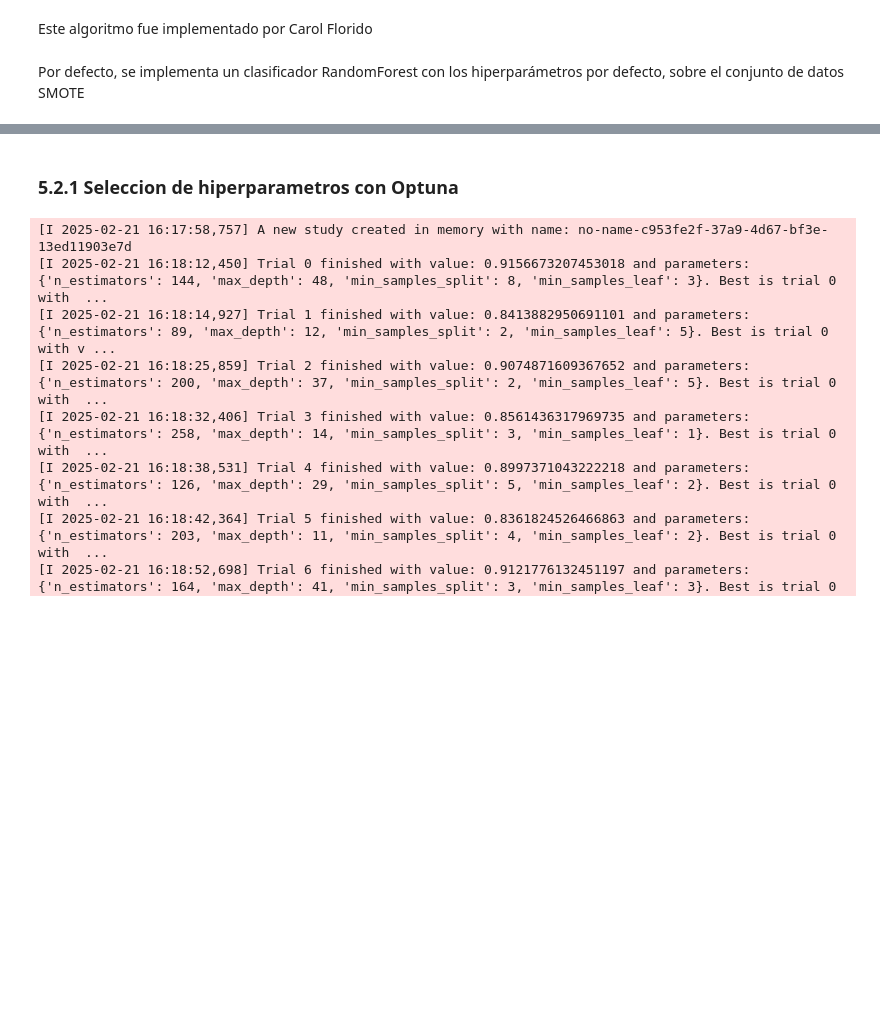
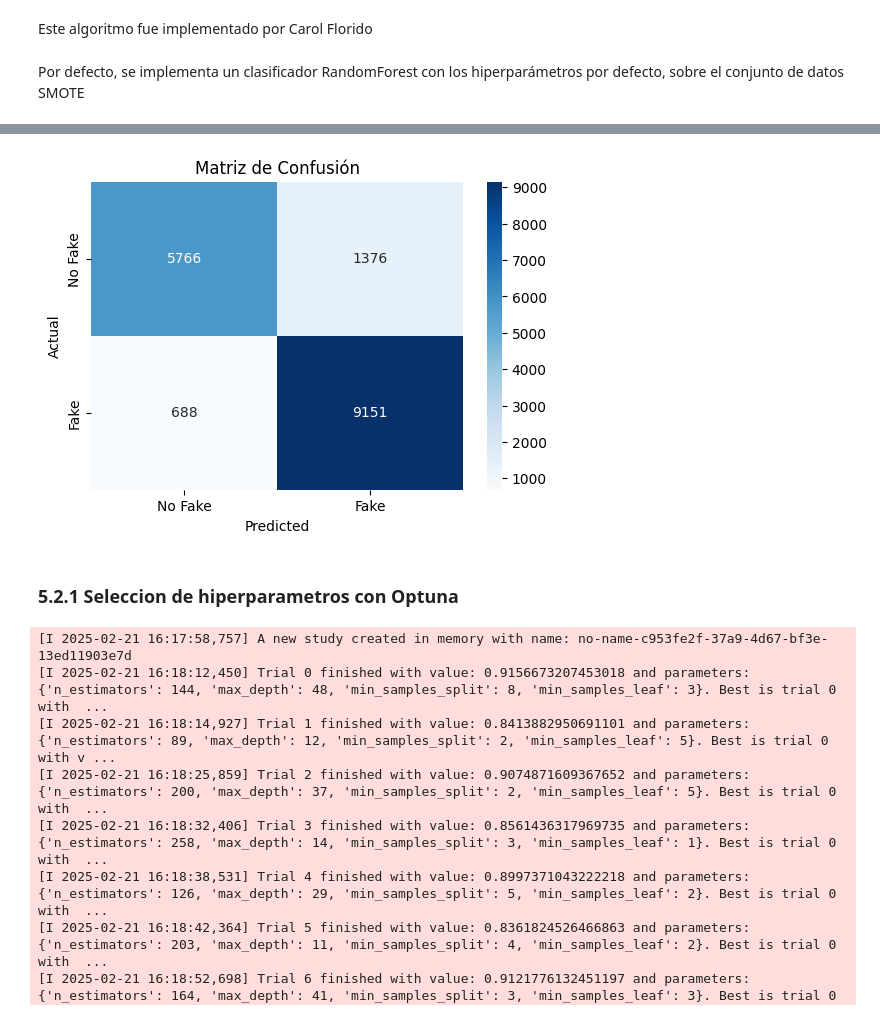
Before and after one commit to cflorido/Text-Analytics-Tool, a Jupyter notebook: NataliaCode.ipynb, the cells around one changed output, grey strips where cells are left out. Saved outputs shown, nothing was run; the diff lists cells and outputs as text; code cells hidden in the pictures; blank space fills up the shorter version.

```diff
--- a/NataliaCode.ipynb
+++ b/NataliaCode.ipynb
@@ -1017,0 +1020,18 @@ plt.show()
+# %%
+y_pred_Valitadion = model.predict(X_validation)
+
+accuracy = accuracy_score(Y_validation, y_pred_Valitadion)
+precision = precision_score(Y_validation, y_pred_Valitadion)
+recall = recall_score(Y_validation, y_pred_Valitadion)
+f1 = f1_score(Y_validation, y_pred_Valitadion)
+f2 = fbeta_score(Y_validation, y_pred_Valitadion, beta=2)
+roc_auc = roc_auc_score(Y_validation, y_pred_Valitadion)
+
+print("VALIDACIÓN")
+print(f"Accuracy: {accuracy:.4f}")
+print(f"Precision: {precision:.4f}")
+print(f"Recall: {recall:.4f}")
+print(f"F1 Score: {f1:.4f}")
+print(f"F2 Score: {f2:.4f}")
+print(f"ROC AUC Score: {roc_auc:.4f}")
+print(classification_report(Y_validation, y_pred_Valitadion))
@@ -1018,3 +1054,14 @@ plt.show()
+# %%
+# Matriz de confusión
+conf_matrix = confusion_matrix(Y_validation, y_pred_Valitadion)
+plt.figure(figsize=(6, 4))
+sns.heatmap(conf_matrix, annot=True, fmt='d', cmap='Blues', xticklabels=['No Fake', 'Fake'], yticklabels=['No Fake', 'Fake'])
+plt.xlabel('Predicted')
+plt.ylabel('Actual')
+plt.title('Matriz de Confusión')
+plt.show()
+# %% [output]
+[figure, added]
 # %% [markdown]
 ### 5.2.1 Seleccion de hiperparametros con Optuna
 # %%
```
Also changed, not shown: parts of 7 cells of this notebook.
